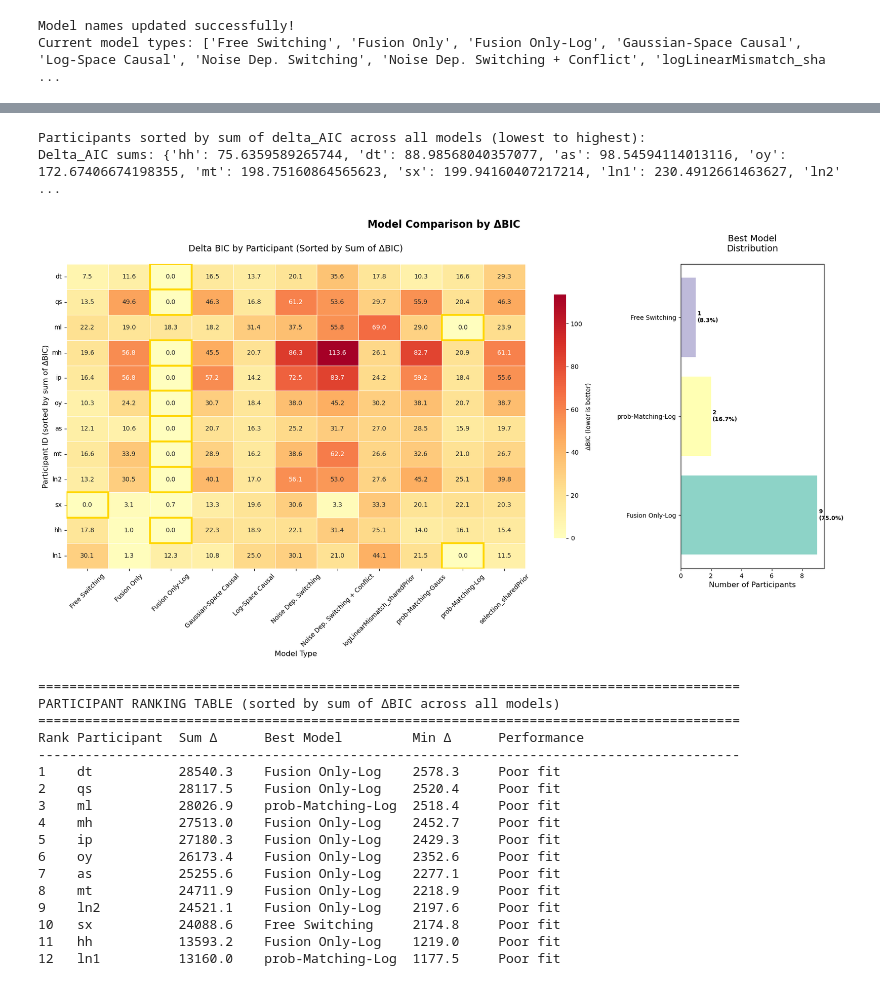
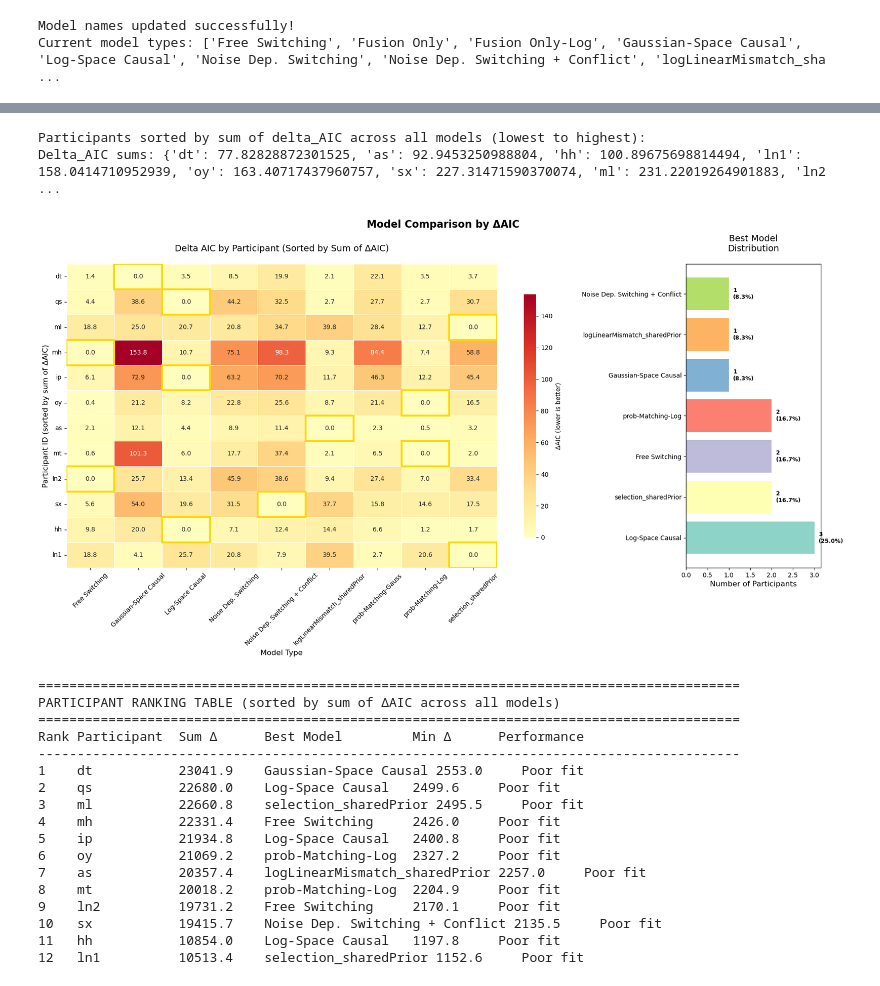
Before and after one commit to omeryildiran/av-dur-estimation, a Jupyter notebook: modelComparisonTable.ipynb, the cells around one changed output, grey strips where cells are left out. Saved outputs shown, nothing was run; the diff lists cells and outputs as text; code cells hidden in the pictures.

```diff
--- a/modelComparisonTable.ipynb
+++ b/modelComparisonTable.ipynb
@@ -201,7 +217,9 @@ import matplotlib.pyplot as plt
 import seaborn as sns
 
 # Create enhanced table-style visualization
-def plot_sorted_model_comparison_table(df_results,compBase='AIC'):
+def plot_sorted_model_comparison_table(df_results,compBase='AIC', notFusion=1):
+    removeModels= ["Fusion Only", "Fusion Only-Log"]
+    df_results = df_results[~df_results['modelType'].isin(removeModels)]
     """Create a comprehensive table plot with participants sorted by sum of delta_AIC"""
 
     # Calculate delta_AIC for each model relative to the best model
@@ -285,53 +303,53 @@ def plot_sorted_model_comparison_table(df_results,compBase='AIC'):
 
     # Print summary table
     print("\n" + "="*90)
     print(f"PARTICIPANT RANKING TABLE (sorted by sum of Δ{compBase} across all models)")
     print("="*90)
     print(f"{'Rank':<4} {'Participant':<12} {'Sum Δ':<10} {'Best Model':<18} {'Min Δ ':<10} {'Performance':<15}")
     print("-"*90)
 
     for rank, participant in enumerate(sorted_participants, 1):
         participant_data = df_results[df_results['participantID'] == participant]
         sum_delta_aic = participant_data[compBase].sum()
         min_delta_aic = participant_data[compBase].min()
         best_model = participant_data.loc[participant_data[compBase].idxmin(), 'modelType']
 
         if sum_delta_aic <= 5:
             performance = "Excellent fit"
         elif sum_delta_aic <= 15:
             performance = "Good fit"
         elif sum_delta_aic <= 30:
             performance = "Moderate fit"
         else:
             performance = "Poor fit"
 
         print(f"{rank:<4} {participant:<12} {sum_delta_aic:<10.1f} {best_model:<18} {min_delta_aic:<10.1f} {performance:<15}")
 
     return df_delta_aic, best_models, participant_delta_sums
 
 # Create the enhanced visualization
-delta_aic_table, participant_best_models, delta_sums = plot_sorted_model_comparison_table(df_results,compBase='BIC')
+delta_aic_table, participant_best_models, delta_sums = plot_sorted_model_comparison_table(df_results,compBase='AIC', notFusion=1)
 # %% [output]
 Participants sorted by sum of delta_AIC across all models (lowest to highest):
-Delta_AIC sums: {'hh': 75.6359589265744, 'dt': 88.98568040357077, 'as': 98.54594114013116, 'oy': 172.67406674198355, 'mt': 198.75160864565623, 'sx': 199.94160407217214, 'ln1': 230.4912661463627, 'ln2' ...
+Delta_AIC sums: {'dt': 77.82828872301525, 'as': 92.9453250988804, 'hh': 100.89675698814494, 'ln1': 158.0414710952939, 'oy': 163.40717437960757, 'sx': 227.31471590370074, 'ml': 231.22019264901883, 'ln2 ...
-[figure, old version]
+[figure, new version]
 ==========================================================================================
-PARTICIPANT RANKING TABLE (sorted by sum of ΔBIC across all models)
+PARTICIPANT RANKING TABLE (sorted by sum of ΔAIC across all models)
 ==========================================================================================
 Rank Participant  Sum Δ      Best Model         Min Δ      Performance
 ------------------------------------------------------------------------------------------
-1    dt           28540.3    Fusion Only-Log    2578.3     Poor fit
-2    qs           28117.5    Fusion Only-Log    2520.4     Poor fit
-3    ml           28026.9    prob-Matching-Log  2518.4     Poor fit
-4    mh           27513.0    Fusion Only-Log    2452.7     Poor fit
-5    ip           27180.3    Fusion Only-Log    2429.3     Poor fit
-6    oy           26173.4    Fusion Only-Log    2352.6     Poor fit
-7    as           25255.6    Fusion Only-Log    2277.1     Poor fit
-8    mt           24711.9    Fusion Only-Log    2218.9     Poor fit
-9    ln2          24521.1    Fusion Only-Log    2197.6     Poor fit
-10   sx           24088.6    Free Switching     2174.8     Poor fit
-11   hh           13593.2    Fusion Only-Log    1219.0     Poor fit
-12   ln1          13160.0    prob-Matching-Log  1177.5     Poor fit
+1    dt           23041.9    Gaussian-Space Causal 2553.0     Poor fit
+2    qs           22680.0    Log-Space Causal   2499.6     Poor fit
+3    ml           22660.8    selection_sharedPrior 2495.5     Poor fit
+4    mh           22331.4    Free Switching     2426.0     Poor fit
+5    ip           21934.8    Log-Space Causal   2400.8     Poor fit
+6    oy           21069.2    prob-Matching-Log  2327.2     Poor fit
+7    as           20357.4    logLinearMismatch_sharedPrior 2257.0     Poor fit
+8    mt           20018.2    prob-Matching-Log  2204.9     Poor fit
+9    ln2          19731.2    Free Switching     2170.1     Poor fit
+10   sx           19415.7    Noise Dep. Switching + Conflict 2135.5     Poor fit
+11   hh           10854.0    Log-Space Causal   1197.8     Poor fit
+12   ln1          10513.4    selection_sharedPrior 1152.6     Poor fit
 # %%
 # Simple Model Comparison Table with Log Likelihoods
 def create_simple_comparison_table(df_results):
```
Also changed, not shown: parts of 8 cells of this notebook, 18 other files.
